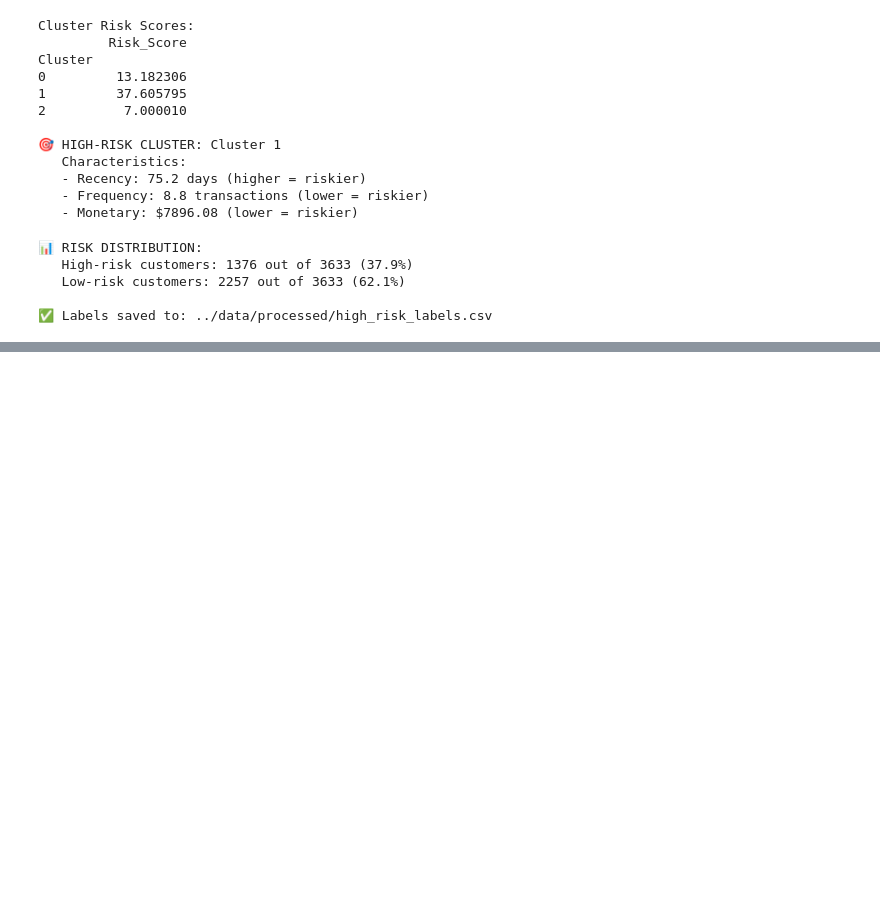
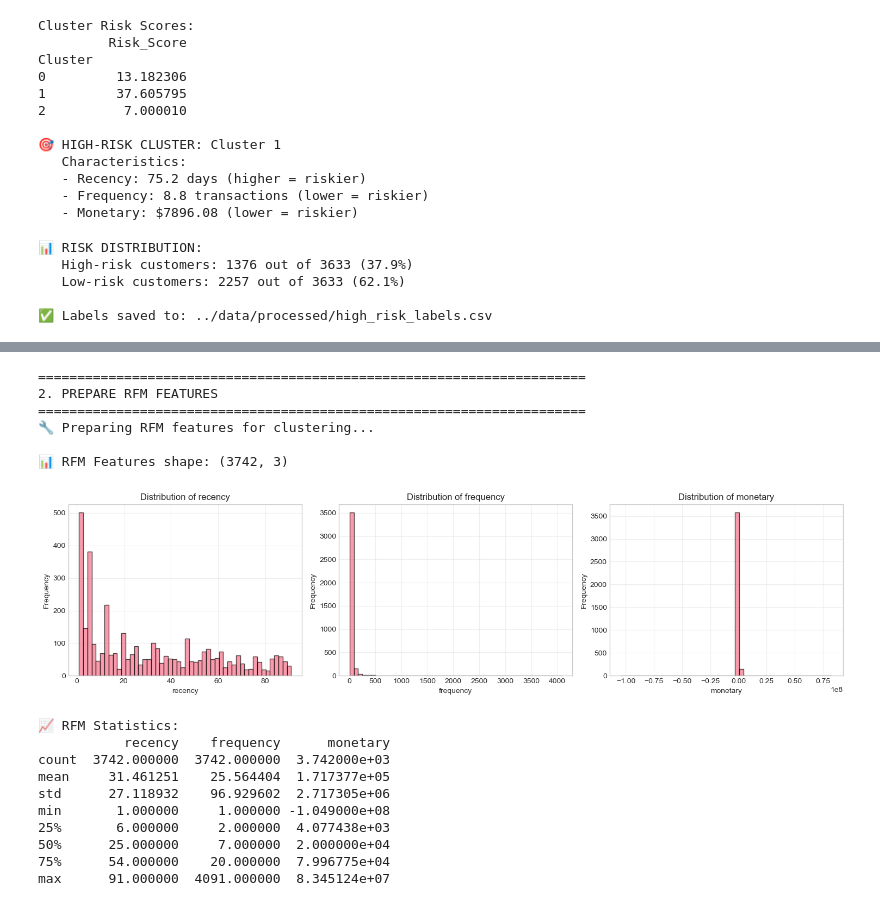
Before and after one commit to beza1619/credit-risk-model, a Jupyter notebook: notebooks/task4_rfm_clustering.ipynb, the cells around one changed output, grey strips where cells are left out. Saved outputs shown, nothing was run; the diff lists cells and outputs as text; code cells hidden in the pictures; blank space fills up the shorter version.

```diff
--- a/notebooks/task4_rfm_clustering.ipynb
+++ b/notebooks/task4_rfm_clustering.ipynb
@@ -163,0 +274,14 @@ print("\n✅ Labels saved to: ../data/processed/high_risk_labels.csv")
+# %%
+# ============================================================================
+# 1. LOAD FEATURES DATA
+# ============================================================================
+
+print("\n📊 Loading processed features...")
+features_df = pd.read_csv('../data/processed/features_data.csv')
+print(f"✅ Features loaded: {features_df.shape}")
+
+print("\n🔍 First 5 rows:")
+display(features_df.head())
+
+print("\n📋 Features summary:")
+print(features_df.describe())
@@ -163,0 +316,49 @@ print("\n✅ Labels saved to: ../data/processed/high_risk_labels.csv")
+# %%
+# ============================================================================
+# 2. PREPARE RFM FEATURES
+# ============================================================================
+
+print("\n" + "="*70)
+print("2. PREPARE RFM FEATURES")
+print("="*70)
+
+print("🔧 Preparing RFM features for clustering...")
+
+# Select RFM features
+rfm_features = features_df[['recency', 'frequency', 'monetary']].copy()
+
+print(f"\n📊 RFM Features shape: {rfm_features.shape}")
+
+# Check distributions
+fig, axes = plt.subplots(1, 3, figsize=(15, 4))
+
+for i, (col, ax) in enumerate(zip(['recency', 'frequency', 'monetary'], axes)):
+    rfm_features[col].hist(ax=ax, bins=50, edgecolor='black', alpha=0.7)
+    ax.set_title(f'Distribution of {col}')
+    ax.set_xlabel(col)
+    ax.set_ylabel('Frequency')
+    ax.grid(True, alpha=0.3)
+
+plt.tight_layout()
+plt.show()
+
+print("\n📈 RFM Statistics:")
+print(rfm_features.describe())
+# %% [output]
+======================================================================
+2. PREPARE RFM FEATURES
+======================================================================
+🔧 Preparing RFM features for clustering...
+
+📊 RFM Features shape: (3742, 3)
+[figure, added]
+📈 RFM Statistics:
+           recency    frequency      monetary
+count  3742.000000  3742.000000  3.742000e+03
+mean     31.461251    25.564404  1.717377e+05
+std      27.118932    96.929602  2.717305e+06
+min       1.000000     1.000000 -1.049000e+08
+25%       6.000000     2.000000  4.077438e+03
+50%      25.000000     7.000000  2.000000e+04
+75%      54.000000    20.000000  7.996775e+04
+max      91.000000  4091.000000  8.345124e+07
```
Also changed, not shown: parts of 41 cells of this notebook, 22 other files.
